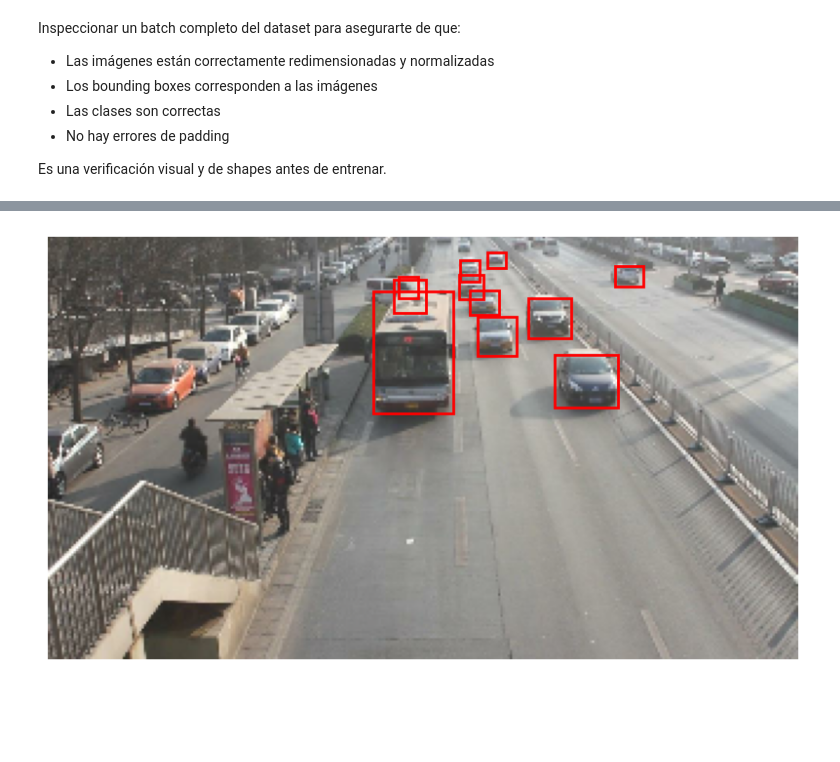
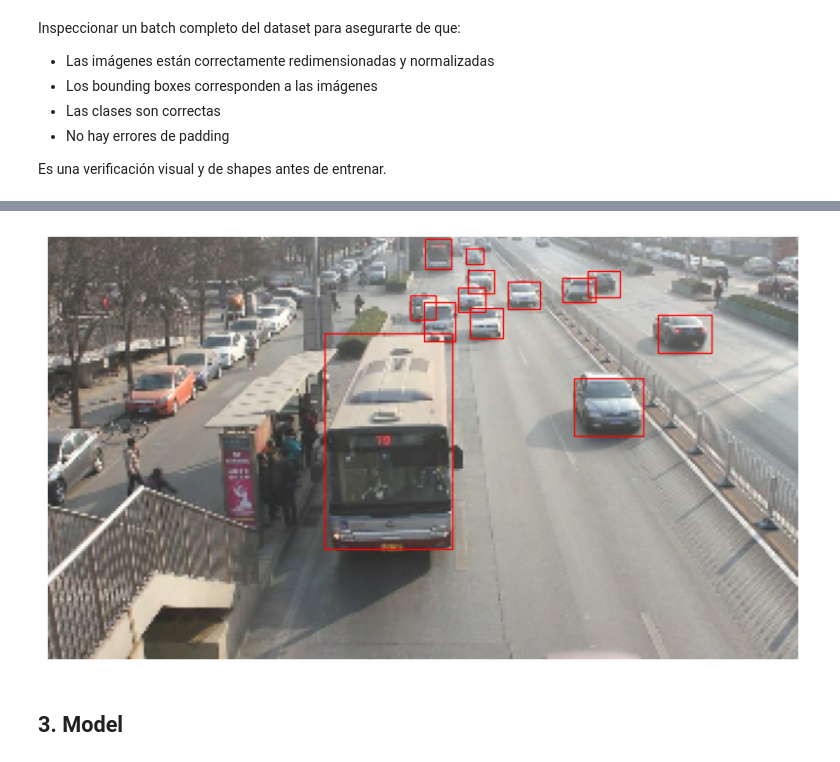
Before and after one commit to IbaiZJ/CRAI, a Jupyter notebook: ai/notebooks/crai.ipynb, the cells around one changed output, grey strips where cells are left out. Cells and saved outputs as stored; diff of their text form; code cells hidden in the pictures; blank space fills up the shorter version.

```diff
--- a/ai/notebooks/crai.ipynb
+++ b/ai/notebooks/crai.ipynb
@@ -301,7 +329,7 @@ Creamos una función que envuelve load_sample():
 # %%
 def load_and_augment(image_path: str, label_path: str) -> tuple[tf.Tensor, dict[str, tf.Tensor]]:
     image, targets = load_sample(image_path, label_path)
-    image = augment_image(image)
+    # image = augment_image(image)
     return image, targets
 # %% [markdown]
 Qué ganas con este paso
@@ -474,7 +503,7 @@ for i in range(len(boxes)):
 
     rect = patches.Rectangle(
         (x, y), width, height,
-        linewidth=2, edgecolor='r', facecolor='none'
+        linewidth=1, edgecolor='r', facecolor='none'
     )
     ax.add_patch(rect)
 
@@ -486 +516,3 @@ Clipping input data to the valid range for imshow with RGB data ([0..1] for floa
-[figure, old version]
+[figure, new version]
+# %% [markdown]
+## 3. Model
```
Also changed, not shown: parts of 43 cells of this notebook, 2 other files.
